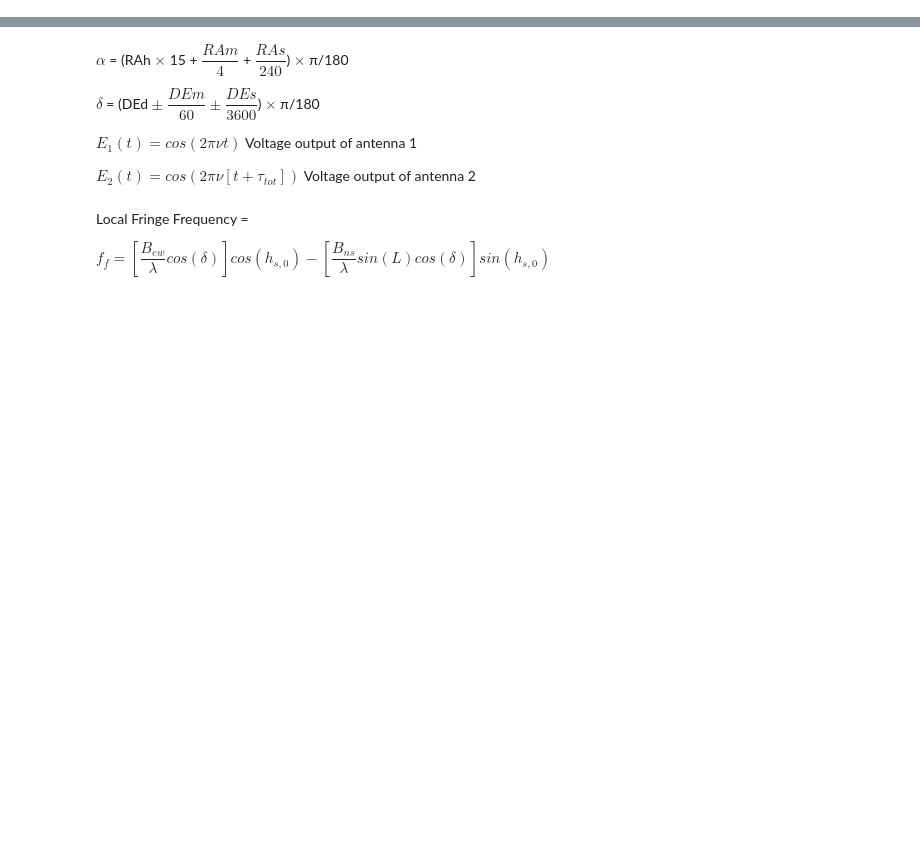
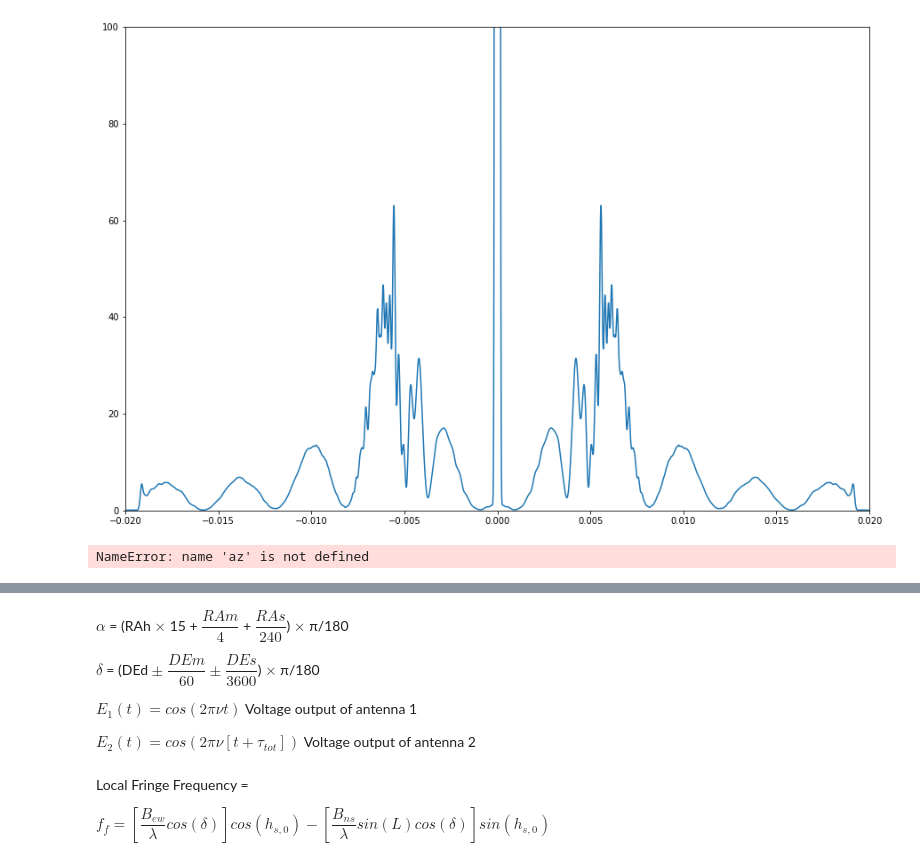
Before and after one commit to ychen38568083/RadioLab, a Jupyter notebook: Lab3.ipynb, the cells around one changed output, grey strips where cells are left out. Saved outputs shown, nothing was run; the diff lists cells and outputs as text; code cells hidden in the pictures; blank space fills up the shorter version.

```diff
--- a/Lab3.ipynb
+++ b/Lab3.ipynb
@@ -57,3 +179,39 @@ plt.show()
+# %%
+plt.figure(figsize=(15,10))
+
+sv1 = sm.smooth(np.fft.fftshift(Psun))
+st1 = sm.smooth(np.fft.fftshift(fsun))
+sv2 = sm.smooth(sv1)
+st2 = sm.smooth(st1)
+sv3 = sm.smooth(sv2)
+st3 = sm.smooth(st2)
+sv4 = sm.smooth(sv3)
+st4 = sm.smooth(st3)
+sv5 = sm.smooth(sv4)
+st5 = sm.smooth(st4)
+sv6 = sm.smooth(sv5)
+st6 = sm.smooth(st5)
+plt.plot(st6, sv6)
+plt.xlim(-0.02, 0.02)
+plt.ylim(0,100)
+plt.show()
+# %% [output]
+[figure, added]
+# %%
+ha = np.array([])
+dec = np.array([])
+for i in np.arange(2608):
+    ha1, dec1 = convert_az_alt_to_ha_dec(az[i], alt[i], Lr)
+    ha = np.append(ha, ha1)
+    dec = np.append(dec, dec1)
+
+B_ew = np.arange(10,30)
+Qns = (B_ns/lam * np.sin(L) * np.cos(dec))
+Qew = (B_ew/lam * np.cos(dec))
+
+ff = Qew*np.cos(ha) - Qns*np.sin(ha)
+# %% [output]
+NameError: name 'az' is not defined
 # %%
 #Julian Date	Measured Alt	Measured Az	Correct Alt	Correct Az	westAltitude	westAzimuth	eastAltitude	eastAzimuth
 
```
Also changed, not shown: parts of 20 cells of this notebook, 1 other file.
